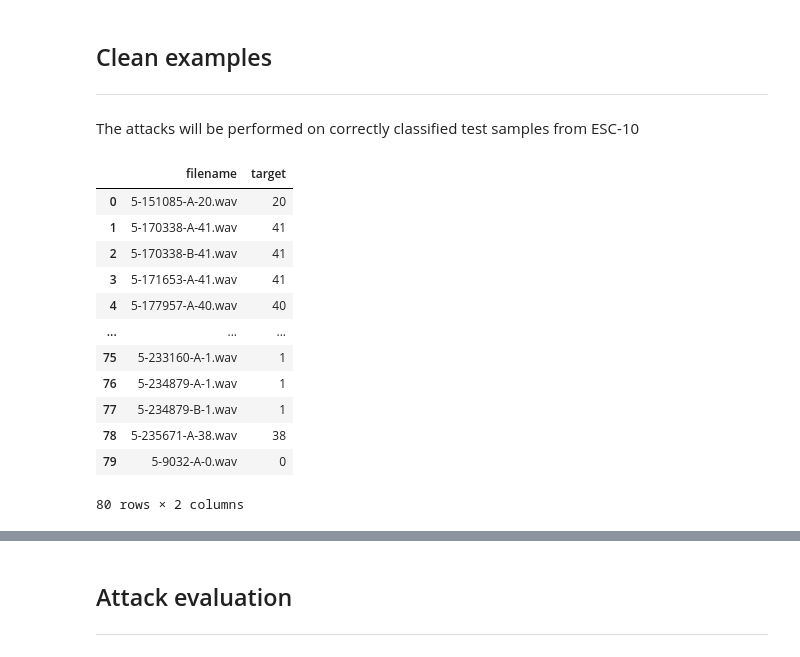
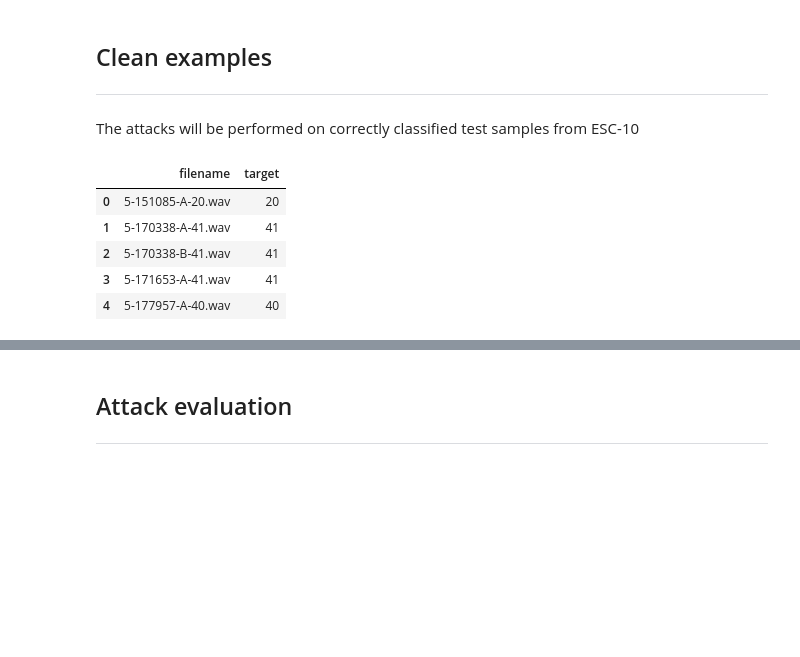
Before and after one commit to exile8/adversarial-acoustic-events, a Jupyter notebook: esc10_lms_attacks.ipynb, the cells around one changed output, grey strips where cells are left out. Saved outputs shown, nothing was run; the diff lists cells and outputs as text; code cells hidden in the pictures; blank space fills up the shorter version.

```diff
--- a/esc10_lms_attacks.ipynb
+++ b/esc10_lms_attacks.ipynb
@@ -363,21 +363,14 @@ class ESC10(Dataset):
 # %%
 dataset = pd.read_csv(META_PATH)
 clean_samples_meta = dataset[dataset["fold"] == 5].reset_index(drop=True)
 clean_samples_meta = clean_samples_meta.drop(columns=["fold", "category", "src_file", "take"])
-clean_samples_meta
+clean_samples_meta.head()
 # %% [output]
 |  | filename | target |
 | 0 | 5-151085-A-20.wav | 20 |
 | 1 | 5-170338-A-41.wav | 41 |
 | 2 | 5-170338-B-41.wav | 41 |
 | 3 | 5-171653-A-41.wav | 41 |
 | 4 | 5-177957-A-40.wav | 40 |
-| ... | ... | ... |
-| 75 | 5-233160-A-1.wav | 1 |
-| 76 | 5-234879-A-1.wav | 1 |
-| 77 | 5-234879-B-1.wav | 1 |
-| 78 | 5-235671-A-38.wav | 38 |
-| 79 | 5-9032-A-0.wav | 0 |
-80 rows × 2 columns
 # %%
 spectrograms = []
```
Also changed, not shown: parts of 8 cells of this notebook.
